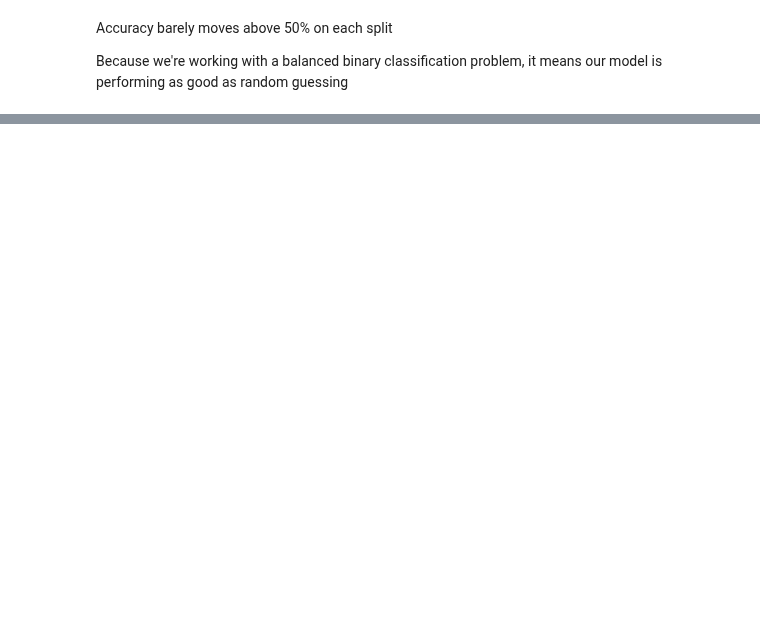
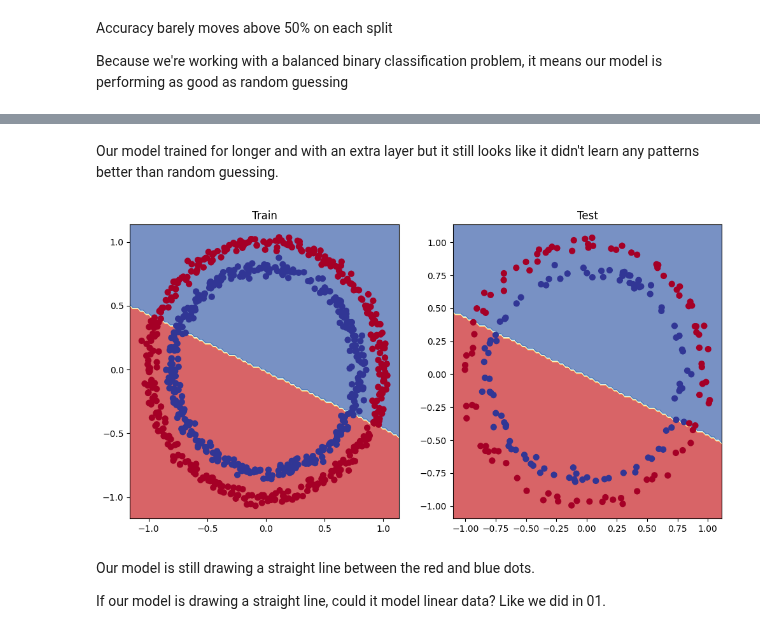
Before and after one commit to sayanarajasekhar/PyTorch, a Jupyter notebook: 02_PyTorch_Neural_Network_Classification.ipynb, the cells around one changed output, grey strips where cells are left out. Drawn from its saved outputs; the diff is of its cells as text; code cells hidden in the pictures; blank space fills up the shorter version.

```diff
--- a/02_PyTorch_Neural_Network_Classification.ipynb
+++ b/02_PyTorch_Neural_Network_Classification.ipynb
@@ -477,0 +490,12 @@ Because we're working with a balanced binary classification problem, it means ou
+# %%
+# Importing libraries from different git repo's
+
+import requests
+from pathlib import Path
+
+if Path('helper_functions.py').is_file():
+  print("helper_functions.py already exists, skipping download")
+else:
+  response = requests.get("https://raw.githubusercontent.com/sayanarajasekhar/PyTorch/refs/heads/main/helper_functions.py")
+  with open('helper_functions.py', 'wb') as f:
+    f.write(response.content)
@@ -477,0 +544,13 @@ Because we're working with a balanced binary classification problem, it means ou
+# %%
+class CircleModelV1(nn.Module):
+  def __init__(self):
+    super().__init__()
+    self.layer1 = nn.Linear(in_features = 2, out_features = 10)
+    self.layer2 = nn.Linear(in_features = 10, out_features = 10)
+    self.layer3 = nn.Linear(in_features = 10, out_features = 1)
+
+  def forward(self, x: torch.Tensor) -> torch.Tensor:
+    return self.layer3(self.layer2(self.layer1(x)))
+
+model_1 = CircleModelV1()
+model_1
@@ -477,0 +565,6 @@ Because we're working with a balanced binary classification problem, it means ou
+# %%
+# loss_fn = nn.BCELoss() # this requires sigmoid
+
+loss_fn = nn.BCEWithLogitsLoss() # Sigmoid not required
+optimizer = torch.optim.SGD(params = model_1.parameters(),
+                            lr = 0.1)
@@ -477,0 +629,17 @@ Because we're working with a balanced binary classification problem, it means ou
+# %% [markdown]
+Our model trained for longer and with an extra layer but it still looks like it didn't learn any patterns better than random guessing.
+# %%
+# Plot decision boundaries for training and test sets
+plt.figure(figsize=(12, 6))
+plt.subplot(1, 2, 1)
+plt.title("Train")
+plot_decision_boundary(model_1, X_train, y_train)
+plt.subplot(1, 2, 2)
+plt.title("Test")
+plot_decision_boundary(model_1, X_test, y_test)
+# %% [output]
+[figure, added]
+# %% [markdown]
+Our model is still drawing a straight line between the red and blue dots.
+
+If our model is drawing a straight line, could it model linear data? Like we did in 01.
```
Also changed, not shown: parts of 15 cells of this notebook.
